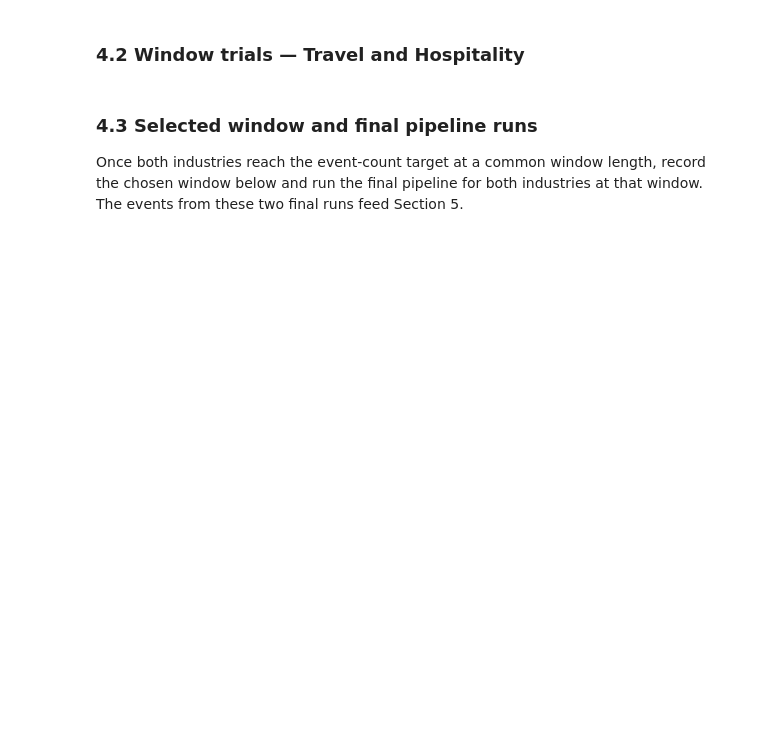
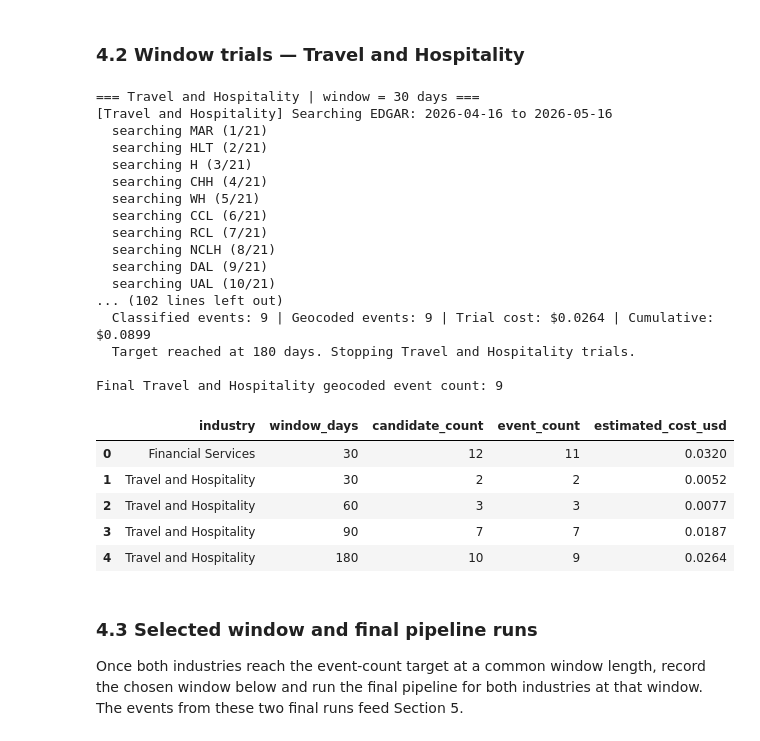
Before and after one commit to ProfessorPatrickSlatraigh/cis3120-spring2026, a Jupyter notebook: notebooks/MP03_Notebook_team_16.ipynb, the cells around one changed output. Drawn from its saved outputs; the diff is of its cells as text; code cells hidden in the pictures; blank space fills up the shorter version.

```diff
--- a/notebooks/MP03_Notebook_team_16.ipynb
+++ b/notebooks/MP03_Notebook_team_16.ipynb
@@ -635,7 +749,81 @@ Final fs_events count: 39
 # %% [markdown]
 ### 4.2 Window trials — Travel and Hospitality
 # %%
-# TODO: run window trials for Travel and Hospitality (analogous to 4.1 above).
+WINDOW_SIZES = [30, 60, 90, 180, 360]
+EVENT_COUNT_TARGET = 8
+COST_CEILING = 3.00
+
+cumulative_cost = window_results["estimated_cost_usd"].astype(float).sum()
+th_events = []
+th_window_days = None
+
+for window in WINDOW_SIZES:
+    print(f"\n=== Travel and Hospitality | window = {window} days ===")
+
+    events = run_industry_pipeline(
+        "Travel and Hospitality",
+        TRAVEL_HOSPITALITY_TICKERS,
+        TRAVEL_HOSPITALITY_PHRASES,
+        window_days=window,
+    )
+    trial = run_industry_pipeline.last_trial
+
+    row = summarize_window_trial(
+        industry_label="Travel and Hospitality",
+        window_days=window,
+        candidate_count=trial["candidate_count"],
+        event_count=trial["event_count"],
+        estimated_cost_usd=trial["estimated_cost_usd"],
+    )
+    row_df = pd.DataFrame([row])
+    if window_results.empty:
+        window_results = row_df
+    else:
+        window_results = pd.concat([window_results, row_df], ignore_index=True)
+    cumulative_cost += trial["estimated_cost_usd"]
+
+    print(f"  Classified events: {trial['event_count']} | "
+          f"Geocoded events: {trial['geocoded_count']} | "
+          f"Trial cost: ${trial['estimated_cost_usd']:.4f} | "
+          f"Cumulative: ${cumulative_cost:.4f}")
+
+    th_events = events
+    th_window_days = window
+
+    if trial["event_count"] >= EVENT_COUNT_TARGET:
+        print(f"  Target reached at {window} days. Stopping Travel and Hospitality trials.")
+        break
+
+    if cumulative_cost >= COST_CEILING:
+        print("  Cost ceiling reached. Stopping Travel and Hospitality trials.")
+        break
+
+print(f"\nFinal Travel and Hospitality geocoded event count: {len(th_events)}")
+display(window_results)
+# %% [output]
+=== Travel and Hospitality | window = 30 days ===
+[Travel and Hospitality] Searching EDGAR: 2026-04-16 to 2026-05-16
+  searching MAR (1/21)
+  searching HLT (2/21)
+  searching H (3/21)
+  searching CHH (4/21)
+  searching WH (5/21)
+  searching CCL (6/21)
+  searching RCL (7/21)
+  searching NCLH (8/21)
+  searching DAL (9/21)
+  searching UAL (10/21)
+... (102 lines left out)
+  Classified events: 9 | Geocoded events: 9 | Trial cost: $0.0264 | Cumulative: $0.0899
+  Target reached at 180 days. Stopping Travel and Hospitality trials.
+
+Final Travel and Hospitality geocoded event count: 9
+|  | industry | window_days | candidate_count | event_count | estimated_cost_usd |
+| 0 | Financial Services | 30 | 12 | 11 | 0.0320 |
+| 1 | Travel and Hospitality | 30 | 2 | 2 | 0.0052 |
+| 2 | Travel and Hospitality | 60 | 3 | 3 | 0.0077 |
+| 3 | Travel and Hospitality | 90 | 7 | 7 | 0.0187 |
+| 4 | Travel and Hospitality | 180 | 10 | 9 | 0.0264 |
 # %% [markdown]
 ### 4.3 Selected window and final pipeline runs
 
```
Also changed, not shown: parts of 15 cells of this notebook, 3 other files.
